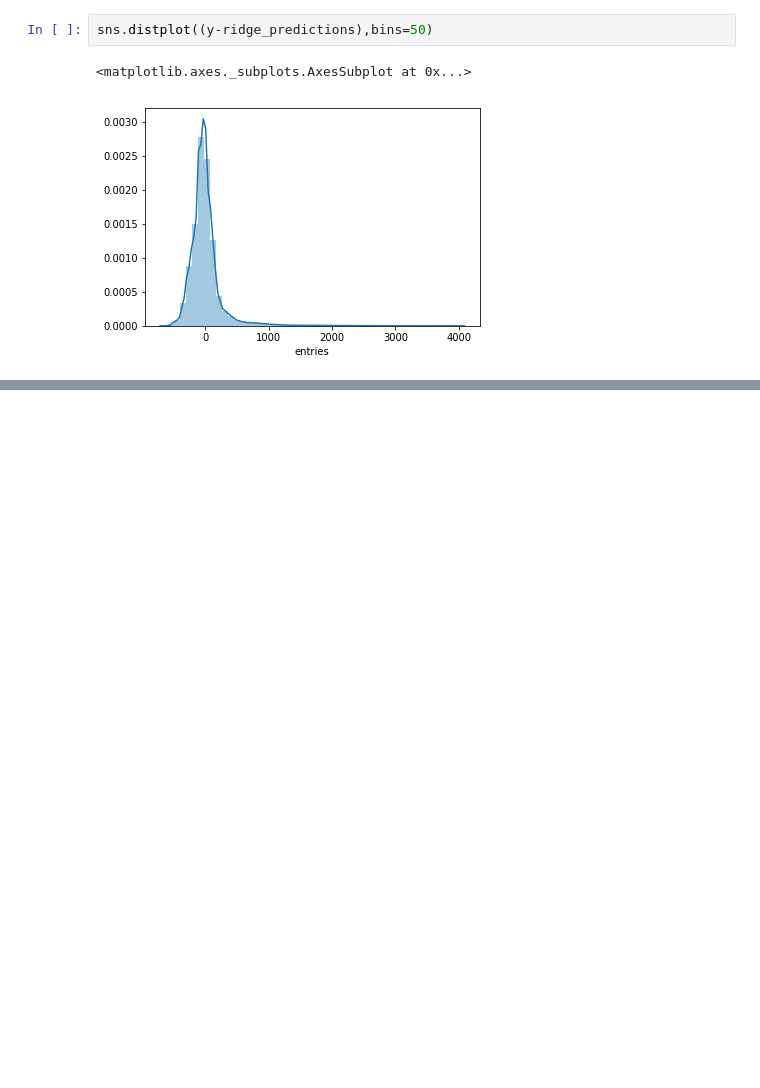
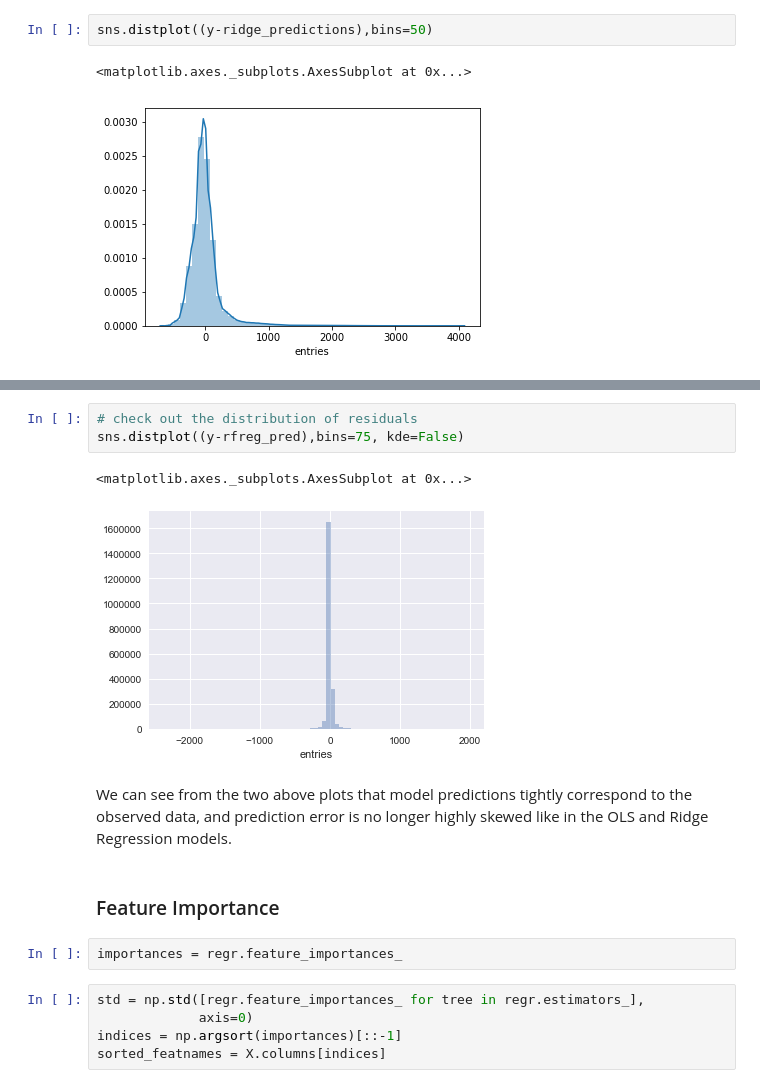
Before and after one commit to bkhurley/beat_the_crowd, a Jupyter notebook: model.ipynb, the cells around one changed output, grey strips where cells are left out. Cells and saved outputs as stored; diff of their text form; blank space fills up the shorter version.

```diff
--- a/model.ipynb
+++ b/model.ipynb
@@ -261,0 +287,17 @@ y_lin = svr_lin.fit(X, y).predict(X)
+# %%
+# check out the distribution of residuals
+sns.distplot((y-rfreg_pred),bins=75, kde=False)
+# %% [output]
+<matplotlib.axes._subplots.AxesSubplot at 0x...>
+[figure, added]
+# %% [markdown]
+We can see from the two above plots that model predictions tightly correspond to the observed data, and prediction error is no longer highly skewed like in the OLS and Ridge Regression models.
+# %% [markdown]
+### Feature Importance
+# %%
+importances = regr.feature_importances_
+# %%
+std = np.std([regr.feature_importances_ for tree in regr.estimators_],
+             axis=0)
+indices = np.argsort(importances)[::-1]
+sorted_featnames = X.columns[indices]
```
Also changed, not shown: parts of 17 cells of this notebook.
